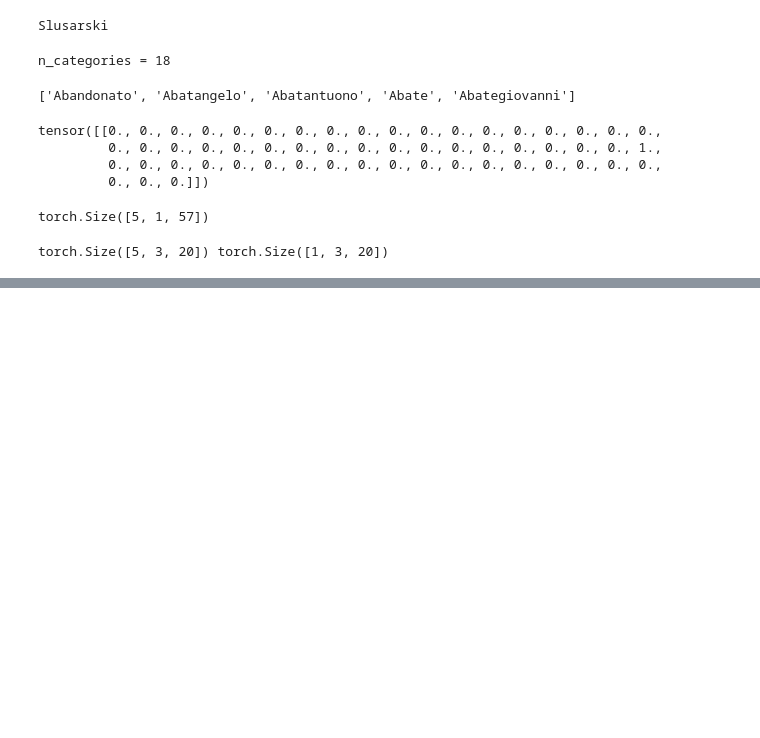
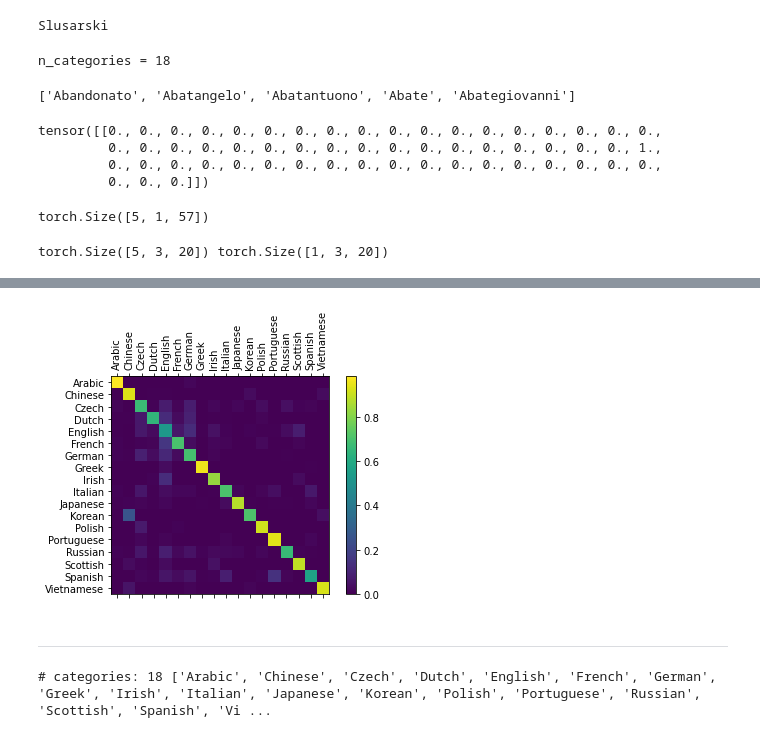
Before and after one commit to e8035669/torch-learning, a Jupyter notebook: python/06-rnn-learning/rnn_practice.ipynb, the cells around one changed output, grey strips where cells are left out. Cells and saved outputs as stored; diff of their text form; code cells hidden in the pictures; blank space fills up the shorter version.

```diff
--- a/python/06-rnn-learning/rnn_practice.ipynb
+++ b/python/06-rnn-learning/rnn_practice.ipynb
@@ -303,0 +318,48 @@ plt.show()
+# %%
+# Keep track of correct guesses in a confusion matrix
+confusion = torch.zeros(n_categories, n_categories)
+n_confusion = 10000
+
+# Just return an output given a line
+def evaluate(line_tensor):
+    hidden = rnn.init_hidden()
+
+    #output, hidden = rnn(line_tensor, hidden)
+    for i in range(line_tensor.size()[0]):
+        output, hidden = rnn(line_tensor[i:i+1], hidden)
+
+    return output
+
+# Go through a bunch of examples and record which are correctly guessed
+for i in range(n_confusion):
+    category, line, category_tensor, line_tensor = random_training_pair()
+    output = evaluate(line_tensor)
+    guess, guess_i = category_from_output(output)
+    category_i = all_categories.index(category)
+    confusion[category_i][guess_i] += 1
+
+# Normalize by dividing every row by its sum
+for i in range(n_categories):
+    confusion[i] = confusion[i] / confusion[i].sum()
+
+# Set up plot
+fig = plt.figure()
+ax = fig.add_subplot(111)
+cax = ax.matshow(confusion.numpy())
+fig.colorbar(cax)
+
+# Set up axes
+ax.set_xticklabels([''] + all_categories, rotation=90)
+ax.set_yticklabels([''] + all_categories)
+
+# Force label at every tick
+ax.xaxis.set_major_locator(ticker.MultipleLocator(1))
+ax.yaxis.set_major_locator(ticker.MultipleLocator(1))
+
+plt.show()
+# %% [output]
+[figure, added]
+# %% [markdown]
+
+
+---
@@ -303,0 +383,18 @@ plt.show()
+# %%
+def readLines(filename):
+    with open(filename, encoding='utf-8') as f:
+        return [unicodeToAscii(line.strip()) for line in f]
+
+category_lines = {}
+all_categories = []
+
+for filename in findFiles('./dataset/data/names/*.txt'):
+    category = filename.split('/')[-1].split('.')[0]
+    all_categories.append(category)
+    lines = readLines(filename)
+    category_lines[category] = lines
+
+n_categories = len(all_categories)
+print('# categories:', n_categories, all_categories)
+# %% [output]
+# categories: 18 ['Arabic', 'Chinese', 'Czech', 'Dutch', 'English', 'French', 'German', 'Greek', 'Irish', 'Italian', 'Japanese', 'Korean', 'Polish', 'Portuguese', 'Russian', 'Scottish', 'Spanish', 'Vi ...
```
Also changed, not shown: parts of 26 cells of this notebook.
